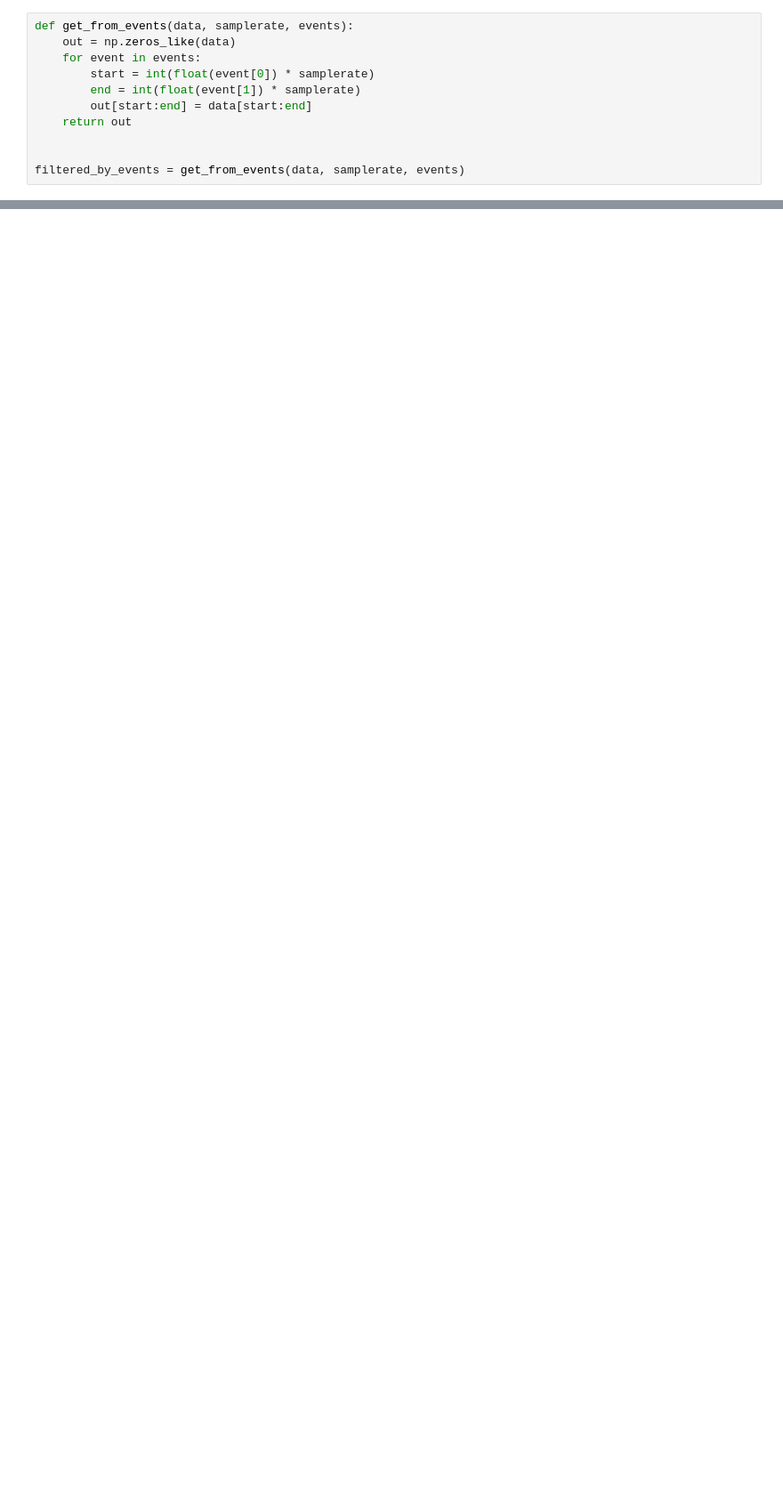
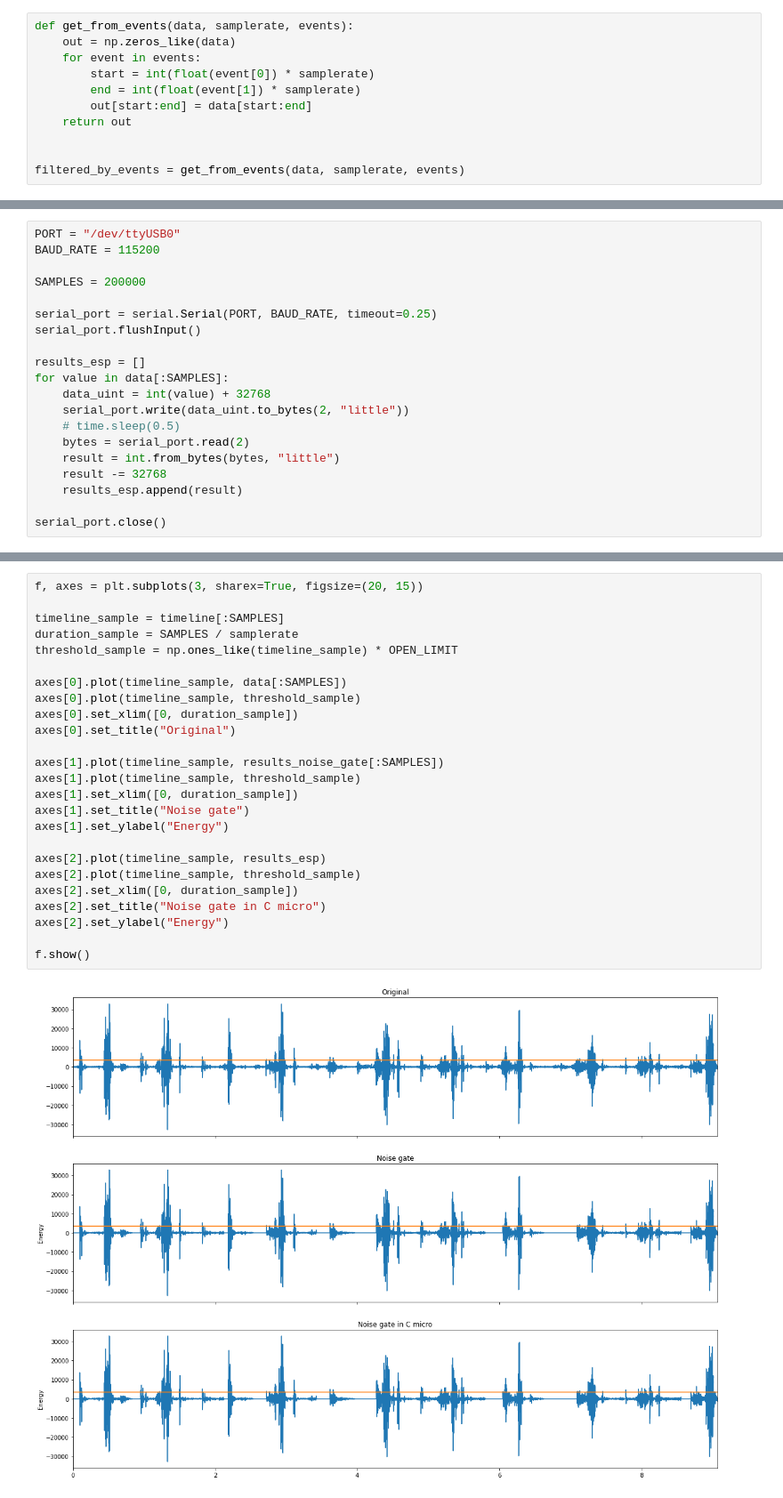
Before and after one commit to achurichi/CEIA, a Jupyter notebook: ia-embebida/noise-gate/noise-gate.ipynb, the cells around one changed output, grey strips where cells are left out. Shown at 89% size. Cells and saved outputs as stored; diff of their text form; blank space fills up the shorter version.

Commit message:
Add noise-gate-esp

```diff
--- a/ia-embebida/noise-gate/noise-gate.ipynb
+++ b/ia-embebida/noise-gate/noise-gate.ipynb
@@ -254,0 +219,20 @@ True
+# %%
+PORT = "/dev/ttyUSB0"
+BAUD_RATE = 115200
+
+SAMPLES = 200000
+
+serial_port = serial.Serial(PORT, BAUD_RATE, timeout=0.25)
+serial_port.flushInput()
+
+results_esp = []
+for value in data[:SAMPLES]:
+    data_uint = int(value) + 32768
+    serial_port.write(data_uint.to_bytes(2, "little"))
+    # time.sleep(0.5)
+    bytes = serial_port.read(2)
+    result = int.from_bytes(bytes, "little")
+    result -= 32768
+    results_esp.append(result)
+
+serial_port.close()
@@ -254,0 +243,27 @@ True
+# %%
+f, axes = plt.subplots(3, sharex=True, figsize=(20, 15))
+
+timeline_sample = timeline[:SAMPLES]
+duration_sample = SAMPLES / samplerate
+threshold_sample = np.ones_like(timeline_sample) * OPEN_LIMIT
+
+axes[0].plot(timeline_sample, data[:SAMPLES])
+axes[0].plot(timeline_sample, threshold_sample)
+axes[0].set_xlim([0, duration_sample])
+axes[0].set_title("Original")
+
+axes[1].plot(timeline_sample, results_noise_gate[:SAMPLES])
+axes[1].plot(timeline_sample, threshold_sample)
+axes[1].set_xlim([0, duration_sample])
+axes[1].set_title("Noise gate")
+axes[1].set_ylabel("Energy")
+
+axes[2].plot(timeline_sample, results_esp)
+axes[2].plot(timeline_sample, threshold_sample)
+axes[2].set_xlim([0, duration_sample])
+axes[2].set_title("Noise gate in C micro")
+axes[2].set_ylabel("Energy")
+
+f.show()
+# %% [output]
+[figure, added]
```
Also changed, not shown: parts of 9 cells of this notebook, 11 other files.
